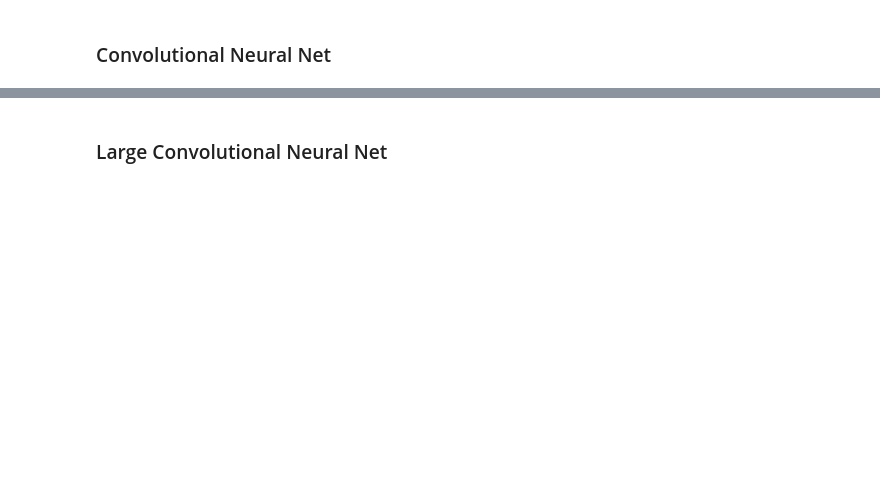
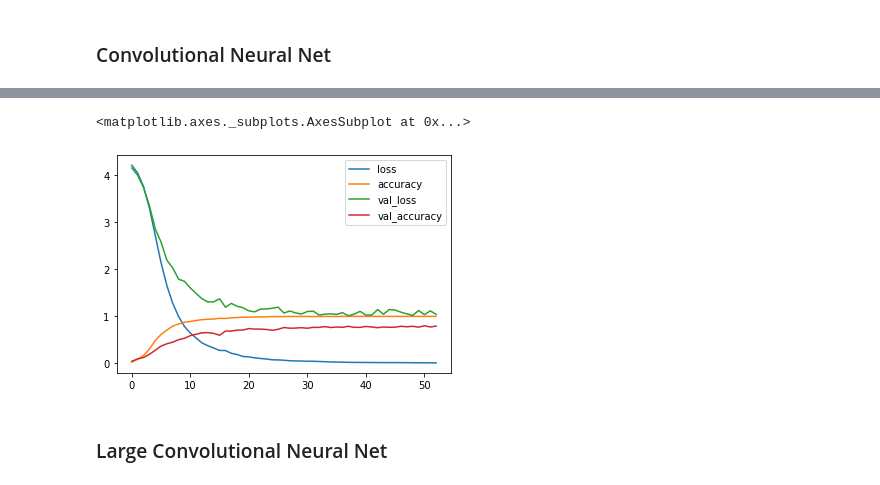
Before and after one commit to Dkashkett/Image_classification_using_CNNs, a Jupyter notebook: project2.ipynb, the cells around one changed output, grey strips where cells are left out. Cells and saved outputs as stored; diff of their text form; code cells hidden in the pictures; blank space fills up the shorter version.

```diff
--- a/project2.ipynb
+++ b/project2.ipynb
@@ -168,7 +195,8 @@ input_shape = (X_train.shape[1],X_train.shape[2],1)
 # build the model
 pose_cnn = build_cnn(input_shape)
 # Fit the model
-pose_cnn.fit(X_train, y_train, validation_data=(X_test, y_test), epochs=5, batch_size=200)
+es = EarlyStopping(monitor='val_loss', mode='min', verbose=1, patience=15)
+pose_cnn_history = pose_cnn.fit(X_train, y_train, validation_data=(X_test, y_test), epochs=100, batch_size=200, callbacks=es)
 # Final evaluation of the model
 scores = pose_cnn.evaluate(X_test, y_test, verbose=0)
 print("CNN Error: %.2f%%" % (100-scores[1]*100))
@@ -187,3 +221,8 @@ CNN Error: 81.95%
+# %%
+pd.DataFrame(pose_cnn_history.history).plot()
+# %% [output]
+<matplotlib.axes._subplots.AxesSubplot at 0x...>
+[figure, added]
 # %% [markdown]
 ### Large Convolutional Neural Net
 # %%
```
Also changed, not shown: parts of 7 cells of this notebook.
